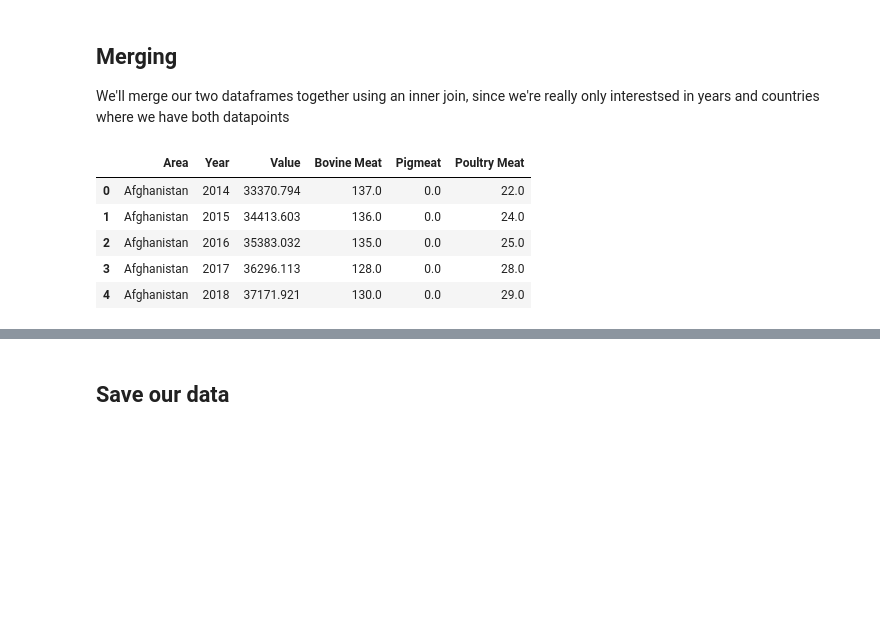
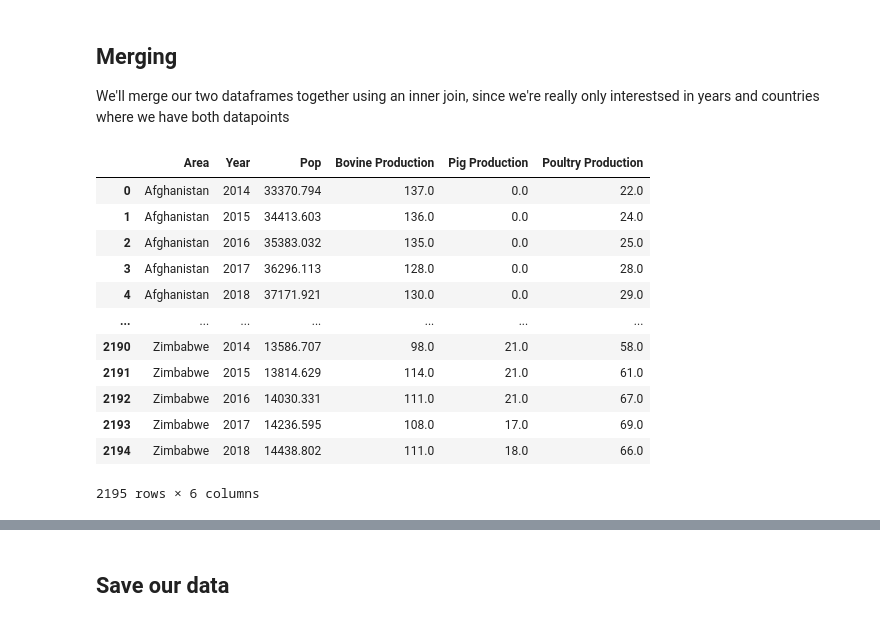
Before and after one commit to arielletannin/Predictors-of-Meat-Consumption, a Jupyter notebook: 01_MeatData Wrangling.ipynb, the cells around one changed output, grey strips where cells are left out. Saved outputs shown, nothing was run; the diff lists cells and outputs as text; code cells hidden in the pictures; blank space fills up the shorter version.

```diff
--- a/01_MeatData Wrangling.ipynb
+++ b/01_MeatData Wrangling.ipynb
@@ -183,13 +232,21 @@ co2.head()
 We'll merge our two dataframes together using an inner join, since we're really only interestsed in years and countries where we have both datapoints
 # %%
 merged = pd.merge(poptop100, food, left_on=['Area','Year'], right_on = ['Area','Year'])
-merged.head()
-# %% [output]
-|  | Area | Year | Value | Bovine Meat | Pigmeat | Poultry Meat |
-| 0 | Afghanistan | 2014 | 33370.794 | 137.0 | 0.0 | 22.0 |
-| 1 | Afghanistan | 2015 | 34413.603 | 136.0 | 0.0 | 24.0 |
-| 2 | Afghanistan | 2016 | 35383.032 | 135.0 | 0.0 | 25.0 |
-| 3 | Afghanistan | 2017 | 36296.113 | 128.0 | 0.0 | 28.0 |
-| 4 | Afghanistan | 2018 | 37171.921 | 130.0 | 0.0 | 29.0 |
 # %%
 merged.rename(columns={'Bovine Meat':'Bovine Production', 'Pigmeat':'Pig Production','Poultry Meat':'Poultry Production','Value':'Pop'},inplace=True)
+# %%
+merged
+# %% [output]
+|  | Area | Year | Pop | Bovine Production | Pig Production | Poultry Production |
+| 0 | Afghanistan | 2014 | 33370.794 | 137.0 | 0.0 | 22.0 |
+| 1 | Afghanistan | 2015 | 34413.603 | 136.0 | 0.0 | 24.0 |
+| 2 | Afghanistan | 2016 | 35383.032 | 135.0 | 0.0 | 25.0 |
+| 3 | Afghanistan | 2017 | 36296.113 | 128.0 | 0.0 | 28.0 |
+| 4 | Afghanistan | 2018 | 37171.921 | 130.0 | 0.0 | 29.0 |
+| ... | ... | ... | ... | ... | ... | ... |
+| 2190 | Zimbabwe | 2014 | 13586.707 | 98.0 | 21.0 | 58.0 |
+| 2191 | Zimbabwe | 2015 | 13814.629 | 114.0 | 21.0 | 61.0 |
+| 2192 | Zimbabwe | 2016 | 14030.331 | 111.0 | 21.0 | 67.0 |
+| 2193 | Zimbabwe | 2017 | 14236.595 | 108.0 | 17.0 | 69.0 |
+| 2194 | Zimbabwe | 2018 | 14438.802 | 111.0 | 18.0 | 66.0 |
+2195 rows × 6 columns
```
Also changed, not shown: parts of 23 cells of this notebook, 5 other files.
